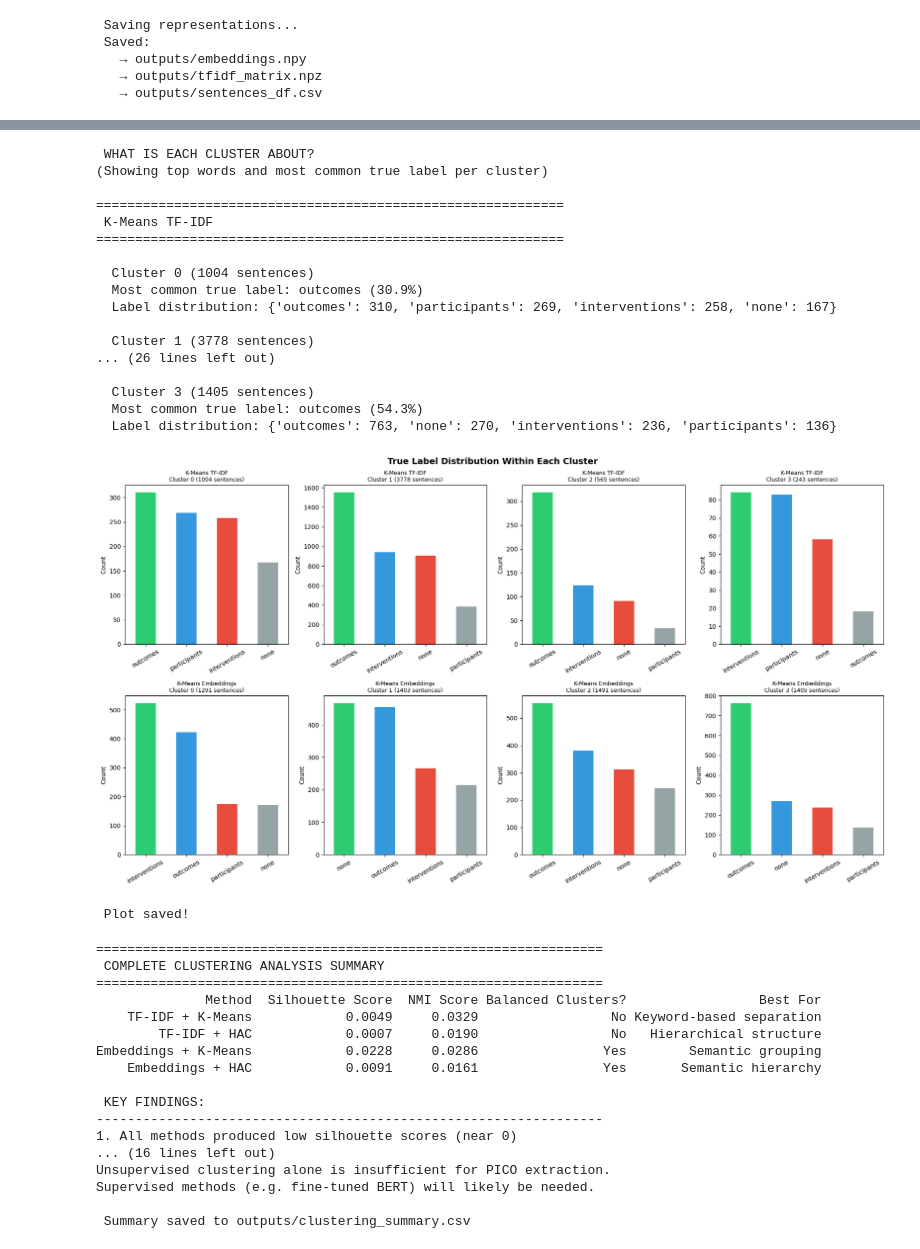
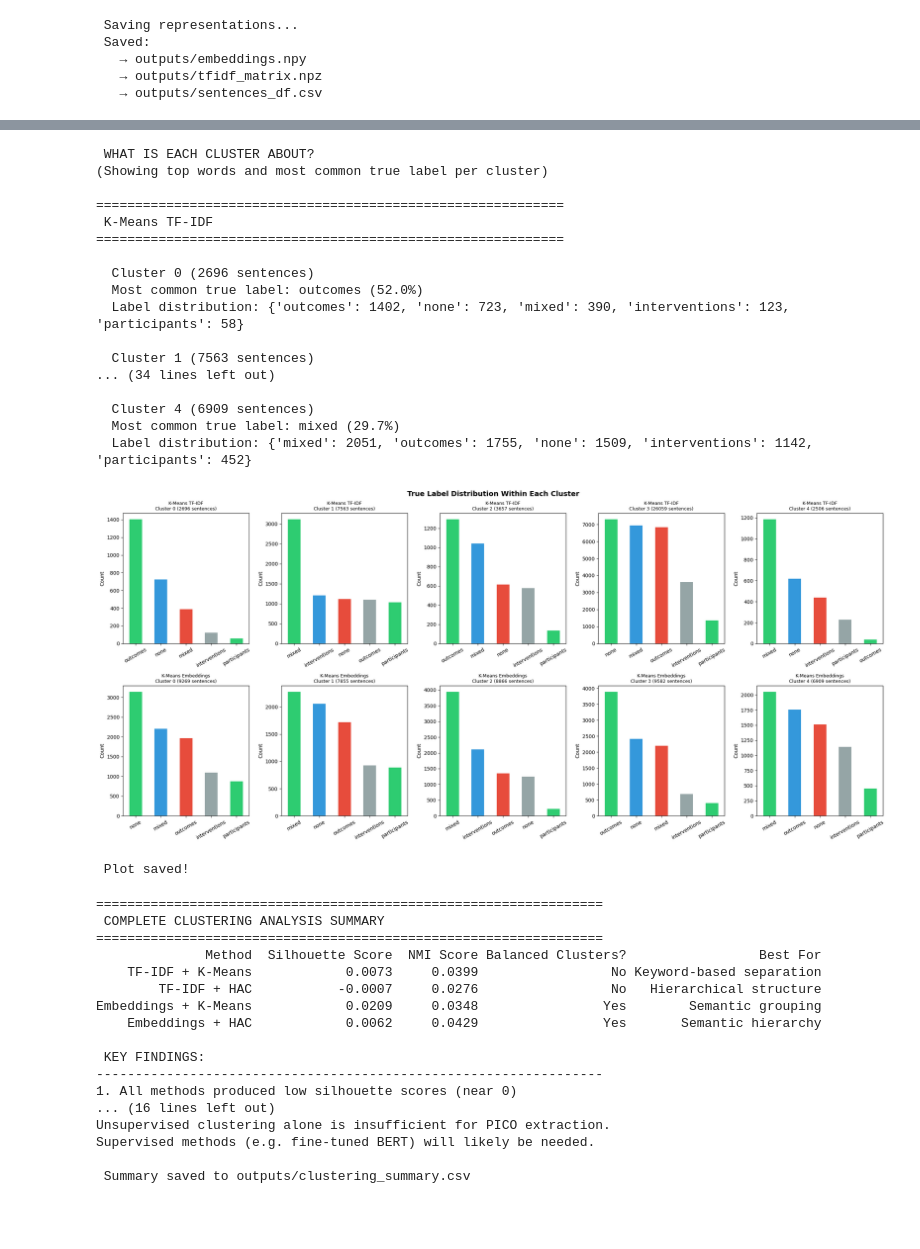
Before and after one commit to SBL-97/AITA-Group37-Task2, a Jupyter notebook: notebooks/02_clustering.ipynb, the cells around one changed output, grey strips where cells are left out. Drawn from its saved outputs; the diff is of its cells as text; code cells hidden in the pictures; blank space fills up the shorter version.

Commit message:
Update clustering with standardised dataset (42481 sentences, 3895 docs) and add base dataset generator

```diff
--- a/notebooks/02_clustering.ipynb
+++ b/notebooks/02_clustering.ipynb
@@ -195,11 +166,11 @@ print("   → outputs/sentences_df.csv")
 # STEP 3 - K-MEANS CLUSTERING ON TF-IDF
 
 print(" Running K-Means clustering on TF-IDF vectors...")
-print("   Using K=4 (participants, interventions, outcomes, none)\n")
+print("   Using K=5 (participants, interventions, outcomes, none, mixed)\n")
 
-# Run K-Means with K=4
+# Run K-Means with K=5
 kmeans_tfidf = KMeans(
-    n_clusters=4,     # we expect 4 groups
+    n_clusters=5,     # we expect 5 groups
     random_state=42,  # for reproducibility
     n_init=10         # run 10 times, pick best result
 )
@@ -243,11 +215,11 @@ Name: count, dtype: int64
 # STEP 4 - K-MEANS CLUSTERING ON EMBEDDINGS
 
 print(" Running K-Means clustering on Embeddings...")
-print("   Using K=4\n")
+print("   Using K=5\n")
 
-# Run K-Means with K=4
+# Run K-Means with K=5
 kmeans_emb = KMeans(
-    n_clusters=4,
+    n_clusters=5,
     random_state=42,
     n_init=10
 )
@@ -387,7 +360,8 @@ label_colors = {
     "participants": "#2ecc71",
     "interventions": "#3498db",
     "outcomes": "#e74c3c",
-    "none": "#95a5a6"
+    "none": "#95a5a6",
+    "mixed": "#f39c12"
 }
 
 # --- Plot 1: Colour by TRUE PICO labels ---
@@ -406,8 +380,8 @@ ax1.set_ylabel("PCA Component 2")
 
 # --- Plot 2: Colour by K-MEANS CLUSTERS ---
 ax2 = axes[1]
-cluster_colors = ["#9b59b6", "#f39c12", "#1abc9c", "#e74c3c"]
-for cluster in range(4):
+cluster_colors = ["#9b59b6", "#f39c12", "#1abc9c", "#e74c3c","#3498db"]
+for cluster in range(5):
     mask = df["kmeans_emb_cluster"] == cluster
     ax2.scatter(
         embeddings_2d[mask, 0],
@@ -501,7 +475,7 @@ Embeddings + HAC     : 0.0264
 print(" WHAT IS EACH CLUSTER ABOUT?")
 print("(Showing top words and most common true label per cluster)\n")
 
-fig, axes = plt.subplots(2, 4, figsize=(18, 10))
+fig, axes = plt.subplots(2, 5, figsize=(22, 10))
 
 for method_name, cluster_col in [("K-Means TF-IDF", "kmeans_tfidf_cluster"),
                                    ("K-Means Embeddings", "kmeans_emb_cluster")]:
@@ -511,7 +485,7 @@ for method_name, cluster_col in [("K-Means TF-IDF", "kmeans_tfidf_cluster"),
 
     row = 0 if method_name == "K-Means TF-IDF" else 1
 
-    for cluster in range(4):
+    for cluster in range(5):
         cluster_sentences = df[df[cluster_col] == cluster]["sentence"].tolist()
         cluster_labels = df[df[cluster_col] == cluster]["label"].value_counts()
 
@@ -523,42 +497,42 @@ for method_name, cluster_col in [("K-Means TF-IDF", "kmeans_tfidf_cluster"),
         print(f"  Most common true label: {dominant_label} ({dominant_pct:.1f}%)")
         print(f"  Label distribution: {cluster_labels.to_dict()}")
 
         # Plot label distribution for this cluster
         ax = axes[row][cluster]
         cluster_labels.plot(kind="bar", ax=ax,
                           color=["#2ecc71", "#3498db", "#e74c3c", "#95a5a6"][:len(cluster_labels)])
         ax.set_title(f"{method_name}\nCluster {cluster} ({len(cluster_sentences)} sentences)",
                     fontsize=9)
         ax.set_xlabel("")
         ax.tick_params(axis='x', rotation=30)
         ax.set_ylabel("Count")
 
     print()
 
 plt.suptitle("True Label Distribution Within Each Cluster", fontsize=14, fontweight="bold")
 plt.tight_layout()
 plt.savefig("../outputs/cluster_composition.png", dpi=150)
 plt.show()
 print(" Plot saved!")
 # %% [output]
  WHAT IS EACH CLUSTER ABOUT?
 (Showing top words and most common true label per cluster)
 
 ============================================================
  K-Means TF-IDF
 ============================================================
 
-  Cluster 0 (1004 sentences)
-  Most common true label: outcomes (30.9%)
-  Label distribution: {'outcomes': 310, 'participants': 269, 'interventions': 258, 'none': 167}
+  Cluster 0 (2696 sentences)
+  Most common true label: outcomes (52.0%)
+  Label distribution: {'outcomes': 1402, 'none': 723, 'mixed': 390, 'interventions': 123, 'participants': 58}
 
-  Cluster 1 (3778 sentences)
-... (26 lines left out)
+  Cluster 1 (7563 sentences)
+... (34 lines left out)
 
-  Cluster 3 (1405 sentences)
-  Most common true label: outcomes (54.3%)
-  Label distribution: {'outcomes': 763, 'none': 270, 'interventions': 236, 'participants': 136}
+  Cluster 4 (6909 sentences)
+  Most common true label: mixed (29.7%)
+  Label distribution: {'mixed': 2051, 'outcomes': 1755, 'none': 1509, 'interventions': 1142, 'participants': 452}
-[figure, old version]
+[figure, new version]
  Plot saved!
 # %%
 # STEP 10 - FINAL SUMMARY
@@ -574,8 +548,18 @@ summary_data = {
         "Embeddings + K-Means",
         "Embeddings + HAC"
     ],
-    "Silhouette Score": [0.0049, 0.0007, 0.0228, 0.0091],
-    "NMI Score": [0.0329, 0.0190, 0.0286, 0.0161],
+    "Silhouette Score": [
+        round(sil_score, 4),
+        round(sil_hac_tfidf, 4),
+        round(sil_score_emb, 4),
+        round(sil_hac_emb, 4)
+    ],
+    "NMI Score": [
+        round(nmi_kmeans_tfidf, 4),
+        round(nmi_hac_tfidf, 4),
+        round(nmi_kmeans_emb, 4),
+        round(nmi_hac_emb, 4)
+    ],
     "Balanced Clusters?": ["No", "No", "Yes", "Yes"],
     "Best For": [
         "Keyword-based separation",
@@ -602,7 +586,7 @@ print()
 print("4. Outcomes dominated all clusters (dataset imbalance effect)")
 print("   → Class imbalance is a key challenge for this task")
 print()
-print("5. PCA showed only 6.8% variance explained in 2D")
+print(f"5. PCA showed only {pca.explained_variance_ratio_.sum()*100:.1f}% variance explained in 2D")
 print("   → PICO structure exists in higher dimensions, not visible in 2D")
 print()
 print(" CONCLUSION:")
@@ -618,10 +602,10 @@ print("\n Summary saved to outputs/clustering_summary.csv")
  COMPLETE CLUSTERING ANALYSIS SUMMARY
 =================================================================
               Method  Silhouette Score  NMI Score Balanced Clusters?                 Best For
-    TF-IDF + K-Means            0.0049     0.0329                 No Keyword-based separation
-        TF-IDF + HAC            0.0007     0.0190                 No   Hierarchical structure
-Embeddings + K-Means            0.0228     0.0286                Yes        Semantic grouping
-    Embeddings + HAC            0.0091     0.0161                Yes       Semantic hierarchy
+    TF-IDF + K-Means            0.0073     0.0399                 No Keyword-based separation
+        TF-IDF + HAC           -0.0007     0.0276                 No   Hierarchical structure
+Embeddings + K-Means            0.0209     0.0348                Yes        Semantic grouping
+    Embeddings + HAC            0.0062     0.0429                Yes       Semantic hierarchy
 
  KEY FINDINGS:
 -----------------------------------------------------------------
```
Also changed, not shown: parts of 9 cells of this notebook, 10 other files.
